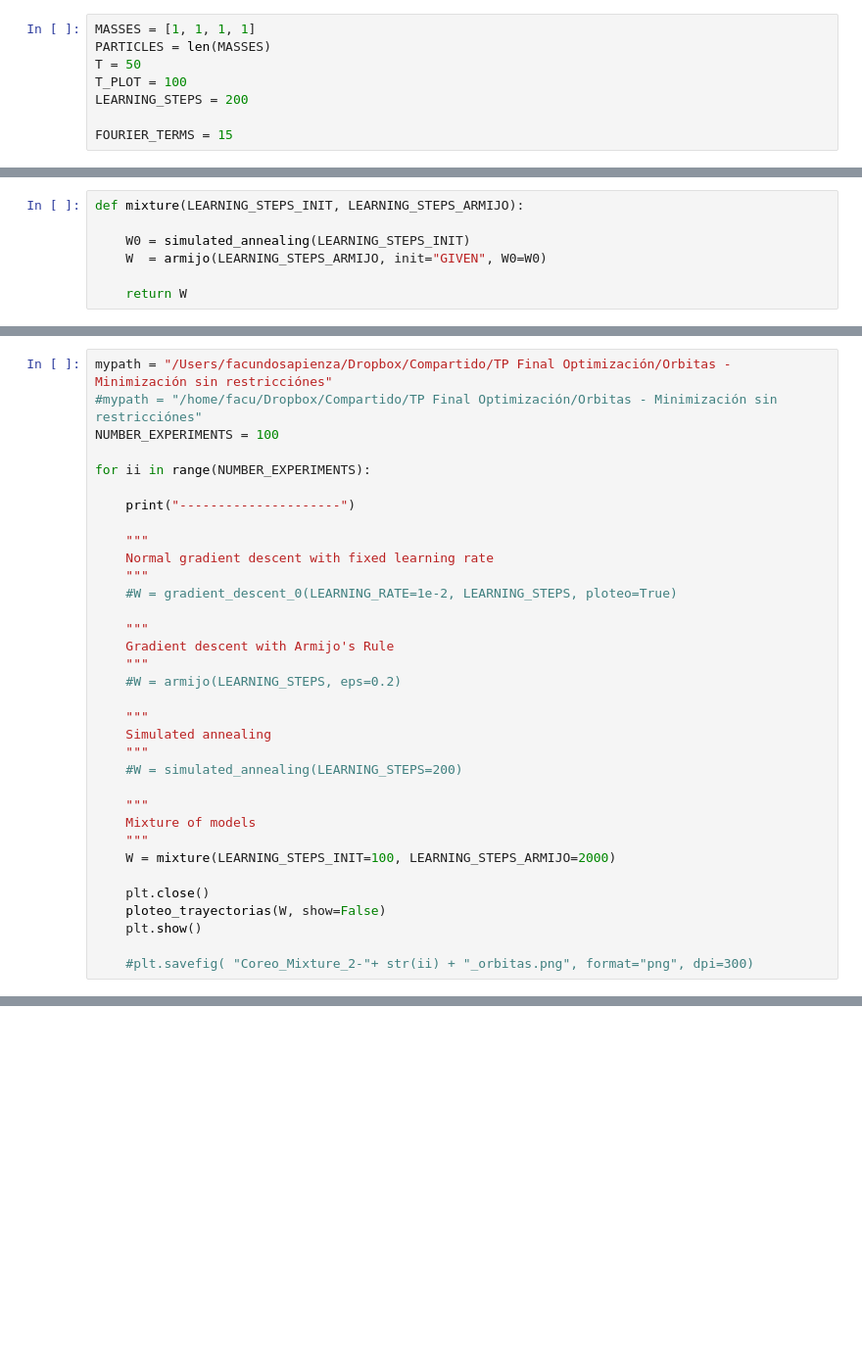
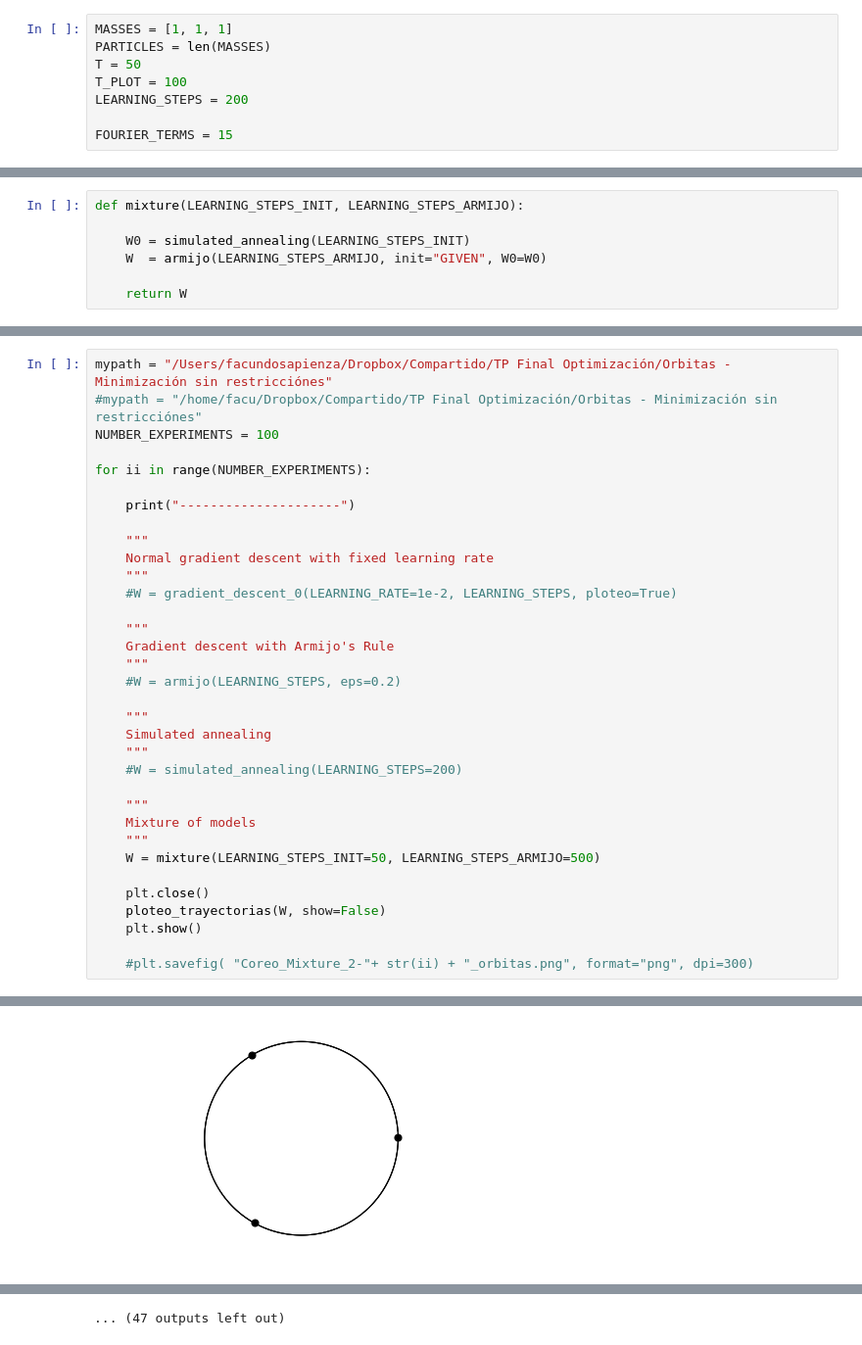
Before and after one commit to facusapienza21/planetarium-choreographies, a Jupyter notebook: choreographies.ipynb, the cells around one changed output, grey strips where cells are left out. Shown: that part at 98% size. Saved outputs shown, nothing was run; the diff lists cells and outputs as text; blank space fills up the shorter version.

```diff
--- a/choreographies.ipynb
+++ b/choreographies.ipynb
@@ -5,7 +5,7 @@ import os
 # %% [markdown]
 ### Parameters
 # %%
-MASSES = [1, 1, 1, 1]
+MASSES = [1, 1, 1]
 PARTICLES = len(MASSES)
 T = 50
 T_PLOT = 100
@@ -341,7 +347,7 @@ for ii in range(NUMBER_EXPERIMENTS):
     """
     Mixture of models
     """
-    W = mixture(LEARNING_STEPS_INIT=100, LEARNING_STEPS_ARMIJO=2000)
+    W = mixture(LEARNING_STEPS_INIT=50, LEARNING_STEPS_ARMIJO=500)
 
     plt.close()
     ploteo_trayectorias(W, show=False)
@@ -368,0 +375 @@ Step No 1954  ---> 109.02443665156295
+[figure, added]
@@ -368,0 +466 @@ Step No 1954  ---> 109.02443665156295
+... (47 outputs left out)
```
Also changed, not shown: parts of 4 cells of this notebook.
